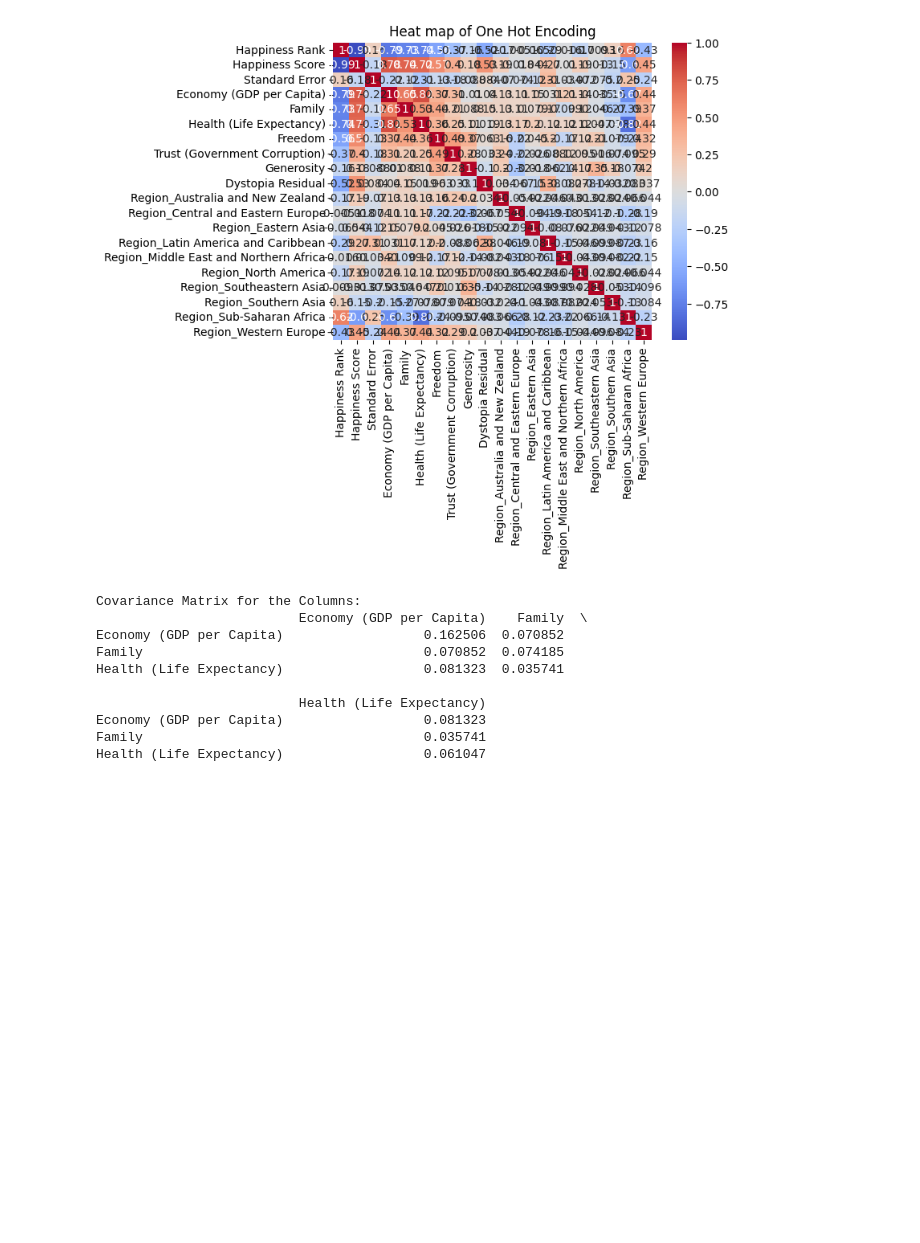
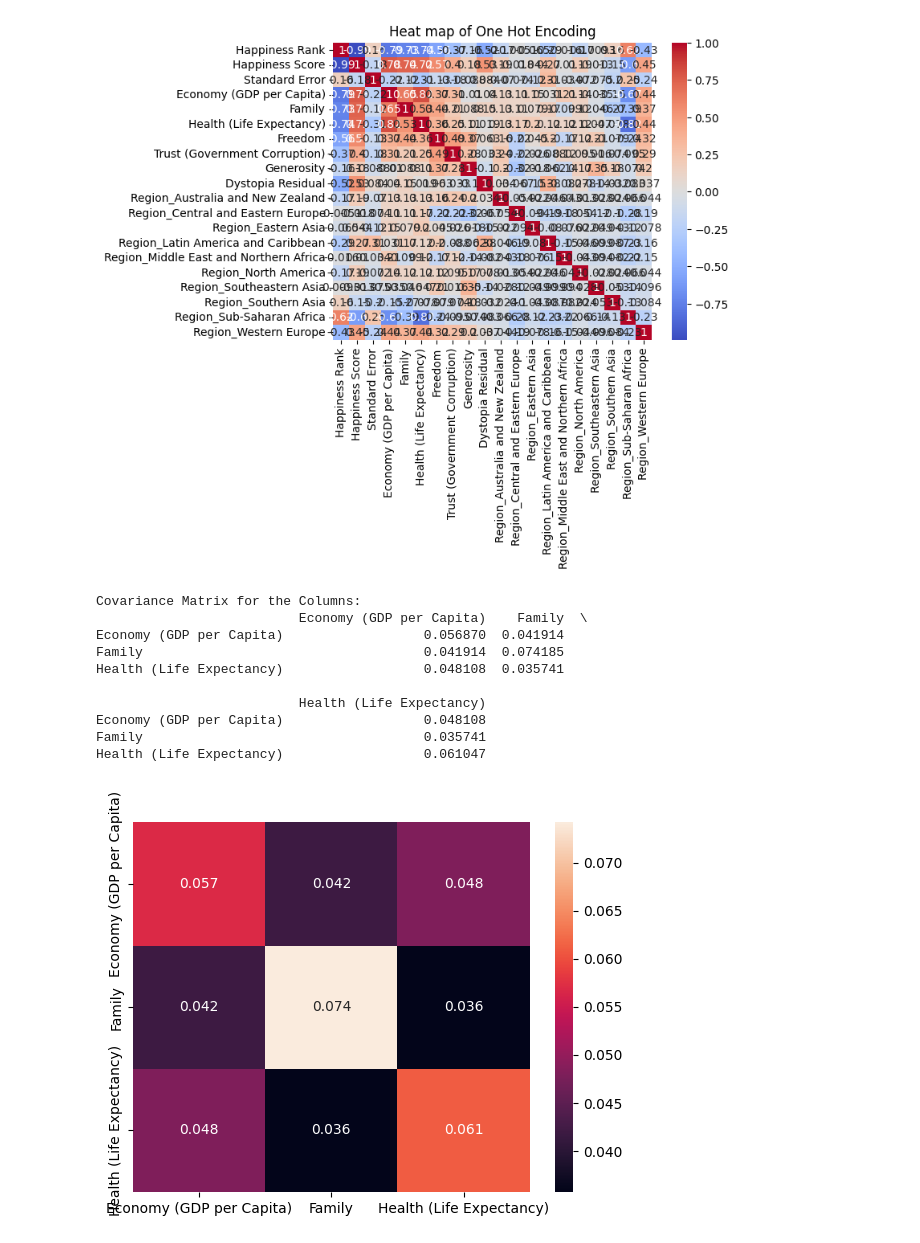
Before and after one commit to samsomsabu/machine_learning, a Jupyter notebook: Component2_2348549.ipynb, the cells around one changed output. Drawn from its saved outputs; the diff is of its cells as text; code cells hidden in the pictures; blank space fills up the shorter version.

```diff
--- a/Component2_2348549.ipynb
+++ b/Component2_2348549.ipynb
@@ -123,6 +123,17 @@ plt.show()
 
 [5 rows x 21 columns]
 [figure]
+# %%
+from sklearn.preprocessing import MinMaxScaler
+
+# Create a MinMaxScaler object
+scaler = MinMaxScaler()
+
+# Fit the scaler to the 'Economy (GDP per Capita)' column
+scaler.fit(df[['Economy (GDP per Capita)']])
+
+
+df['Economy (GDP per Capita)'] = scaler.transform(df[['Economy (GDP per Capita)']])
 # %%
 #We are going to perform binning on the data
 #We are choosing HappinessScore column from the table
@@ -142,14 +153,20 @@ print(covariance_matrix)
 # %% [output]
 Covariance Matrix for the Columns:
                           Economy (GDP per Capita)    Family  \
-Economy (GDP per Capita)                  0.162506  0.070852
-Family                                    0.070852  0.074185
-Health (Life Expectancy)                  0.081323  0.035741
+Economy (GDP per Capita)                  0.056870  0.041914
+Family                                    0.041914  0.074185
+Health (Life Expectancy)                  0.048108  0.035741
 
                           Health (Life Expectancy)
-Economy (GDP per Capita)                  0.081323
+Economy (GDP per Capita)                  0.048108
 Family                                    0.035741
 Health (Life Expectancy)                  0.061047
+# %%
+# Visualize the covariance matrix using a heatmap
+sns.heatmap(covariance_matrix, annot=True)
+plt.show()
+# %% [output]
+[figure, added]
 # %%
 #Performing Chi Square
 one_hot_two = pd.get_dummies(df, columns=['Region', 'Happiness Rank'])
```
Also changed, not shown: parts of 1 cell of this notebook.
